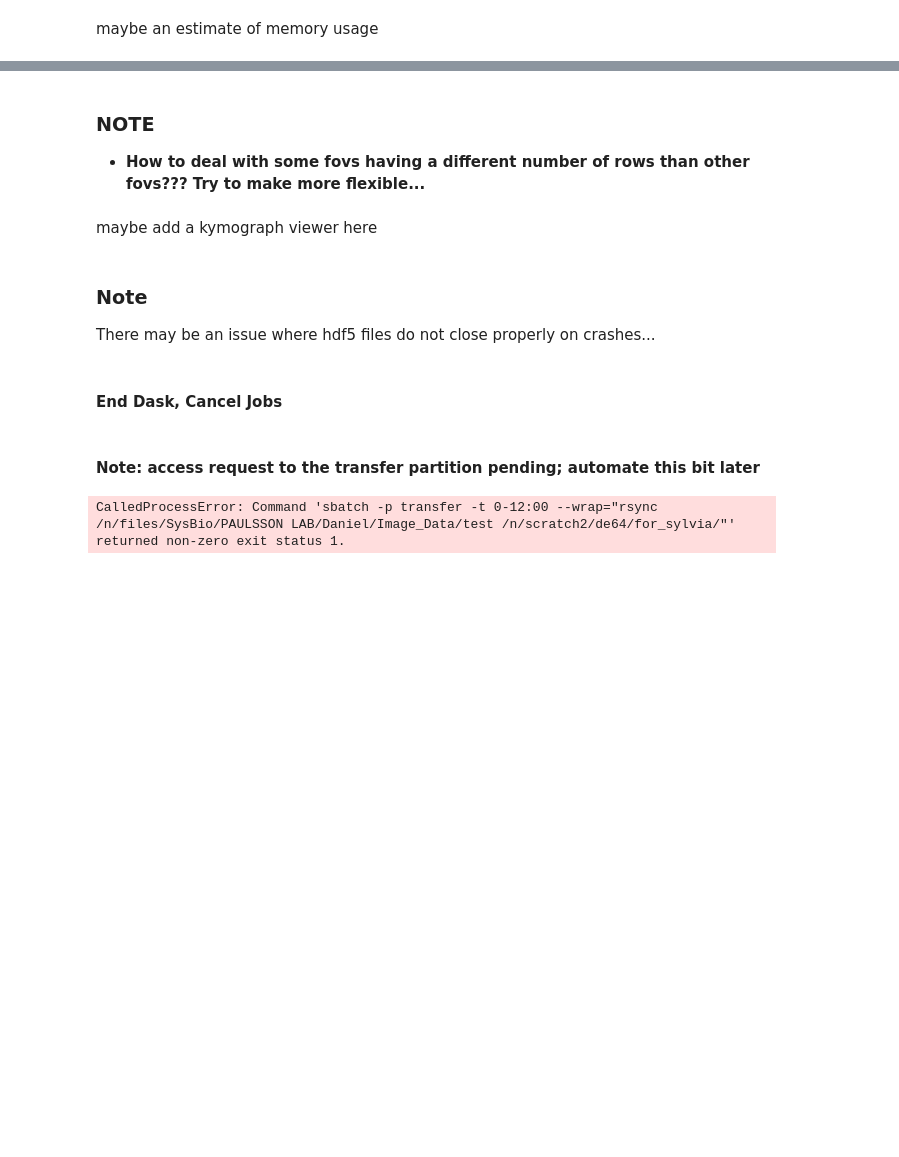
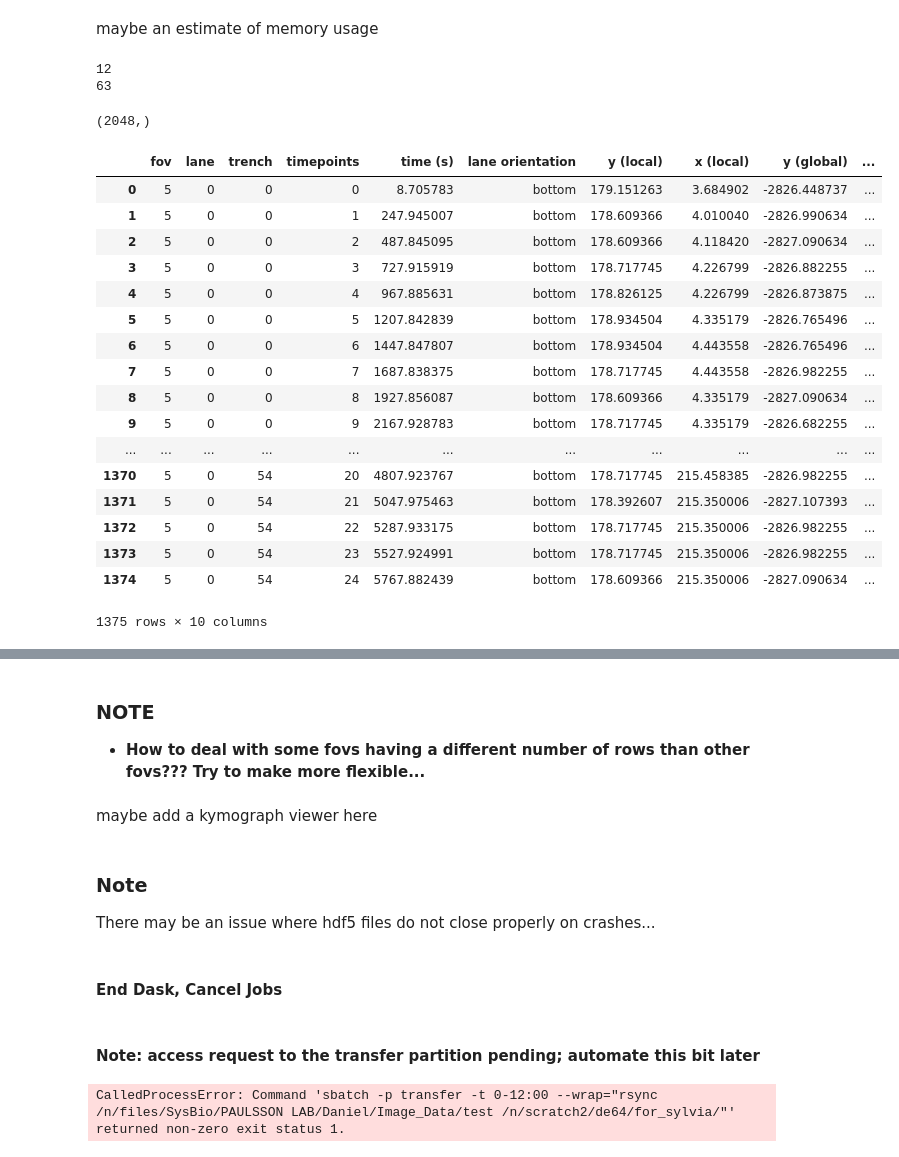
Before and after one commit to paulssonlab/TrenchRipper, a Jupyter notebook: Cluster_Notebook.ipynb, the cells around one changed output, grey strips where cells are left out. Cells and saved outputs as stored; diff of their text form; code cells hidden in the pictures; blank space fills up the shorter version.

```diff
--- a/Cluster_Notebook.ipynb
+++ b/Cluster_Notebook.ipynb
@@ -105,3 +125,17 @@ kymo.generate_kymograph(40)
 # %%
 import h5py
 from matplotlib import pyplot as plt
+# %%
+# for fov in fov_list:
+for fov in [12,63]:
+    print(fov)
+    with h5py.File("/n/scratch2/de64/full_pipeline_test/hdf5/fov_"+str(fov)+".hdf5") as testfile:
+        data = testfile['channel_RFP']
+        arr = data[:,:,0]
+# %% [output]
+12
+63
+# %%
+arr.shape
+# %% [output]
+(2048,)
@@ -107,0 +144,24 @@ from matplotlib import pyplot as plt
+# %%
+meta_handle = tr.utils.pandas_hdf5_handler("/n/scratch2/de64/full_pipeline_test/metadata.hdf5")
+kymo_meta = meta_handle.read_df("kymo")
+# %%
+kymo_meta[kymo_meta["fov"]==5]
+# %% [output]
+|  | fov | lane | trench | timepoints | time (s) | lane orientation | y (local) | x (local) | y (global) | ... |
+| 0 | 5 | 0 | 0 | 0 | 8.705783 | bottom | 179.151263 | 3.684902 | -2826.448737 | ... |
+| 1 | 5 | 0 | 0 | 1 | 247.945007 | bottom | 178.609366 | 4.010040 | -2826.990634 | ... |
+| 2 | 5 | 0 | 0 | 2 | 487.845095 | bottom | 178.609366 | 4.118420 | -2827.090634 | ... |
+| 3 | 5 | 0 | 0 | 3 | 727.915919 | bottom | 178.717745 | 4.226799 | -2826.882255 | ... |
+| 4 | 5 | 0 | 0 | 4 | 967.885631 | bottom | 178.826125 | 4.226799 | -2826.873875 | ... |
+| 5 | 5 | 0 | 0 | 5 | 1207.842839 | bottom | 178.934504 | 4.335179 | -2826.765496 | ... |
+| 6 | 5 | 0 | 0 | 6 | 1447.847807 | bottom | 178.934504 | 4.443558 | -2826.765496 | ... |
+| 7 | 5 | 0 | 0 | 7 | 1687.838375 | bottom | 178.717745 | 4.443558 | -2826.982255 | ... |
+| 8 | 5 | 0 | 0 | 8 | 1927.856087 | bottom | 178.609366 | 4.335179 | -2827.090634 | ... |
+| 9 | 5 | 0 | 0 | 9 | 2167.928783 | bottom | 178.717745 | 4.335179 | -2826.682255 | ... |
+| ... | ... | ... | ... | ... | ... | ... | ... | ... | ... | ... |
+| 1370 | 5 | 0 | 54 | 20 | 4807.923767 | bottom | 178.717745 | 215.458385 | -2826.982255 | ... |
+| 1371 | 5 | 0 | 54 | 21 | 5047.975463 | bottom | 178.392607 | 215.350006 | -2827.107393 | ... |
+| 1372 | 5 | 0 | 54 | 22 | 5287.933175 | bottom | 178.717745 | 215.350006 | -2826.982255 | ... |
+| 1373 | 5 | 0 | 54 | 23 | 5527.924991 | bottom | 178.717745 | 215.350006 | -2826.982255 | ... |
+| 1374 | 5 | 0 | 54 | 24 | 5767.882439 | bottom | 178.609366 | 215.350006 | -2827.090634 | ... |
+1375 rows × 10 columns
```
Also changed, not shown: parts of 34 cells of this notebook, 9 other files.
